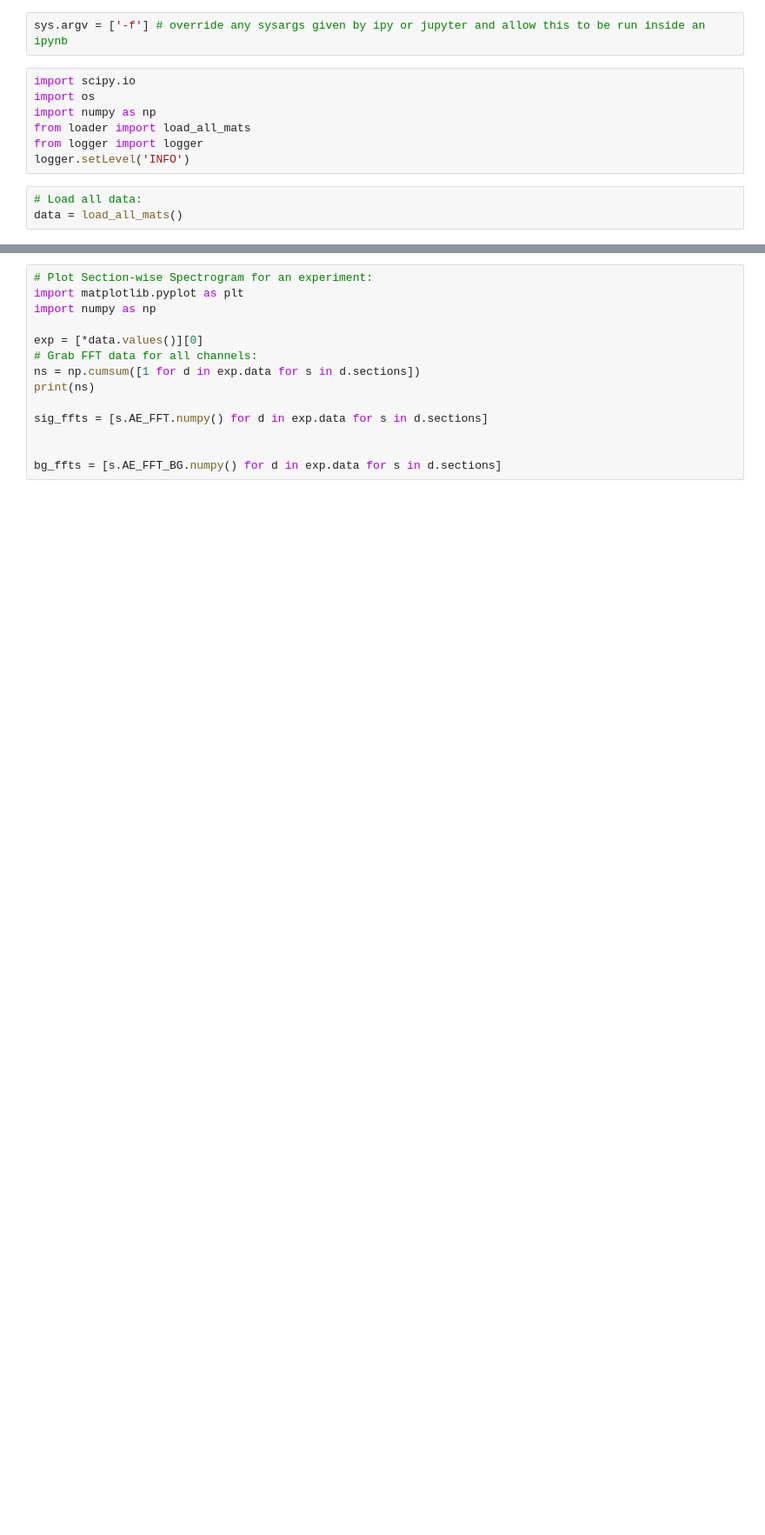
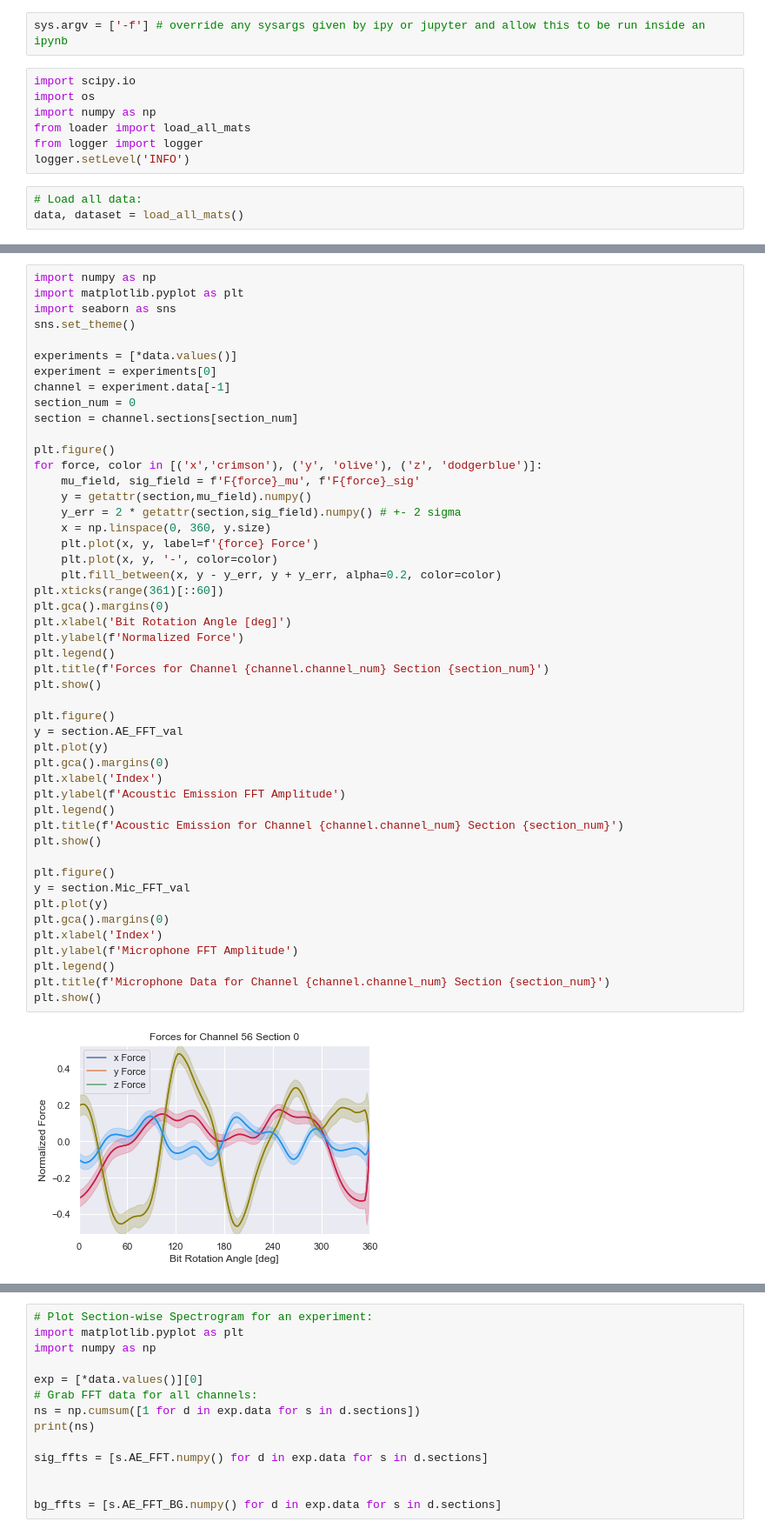
Before and after one commit to zCoCo/24789-ml-machining, a Jupyter notebook: model_v1/sandbox.ipynb, the cells around one changed output, grey strips where cells are left out. Shown at 87% size. Saved outputs shown, nothing was run; the diff lists cells and outputs as text; blank space fills up the shorter version.

```diff
--- a/model_v1/sandbox.ipynb
+++ b/model_v1/sandbox.ipynb
@@ -9,5 +9,5 @@ from logger import logger
 logger.setLevel('INFO')
 # %%
 # Load all data:
-data = load_all_mats()
+data, dataset = load_all_mats()
 # %% [output]
@@ -15,0 +16,50 @@ data = load_all_mats()
+# %%
+import numpy as np
+import matplotlib.pyplot as plt
+import seaborn as sns
+sns.set_theme()
+
+experiments = [*data.values()]
+experiment = experiments[0]
+channel = experiment.data[-1]
+section_num = 0
+section = channel.sections[section_num]
+
+plt.figure()
+for force, color in [('x','crimson'), ('y', 'olive'), ('z', 'dodgerblue')]:
+    mu_field, sig_field = f'F{force}_mu', f'F{force}_sig'
+    y = getattr(section,mu_field).numpy()
+    y_err = 2 * getattr(section,sig_field).numpy() # +- 2 sigma
+    x = np.linspace(0, 360, y.size)
+    plt.plot(x, y, label=f'{force} Force')
+    plt.plot(x, y, '-', color=color)
+    plt.fill_between(x, y - y_err, y + y_err, alpha=0.2, color=color)
+plt.xticks(range(361)[::60])
+plt.gca().margins(0)
+plt.xlabel('Bit Rotation Angle [deg]')
+plt.ylabel(f'Normalized Force')
+plt.legend()
+plt.title(f'Forces for Channel {channel.channel_num} Section {section_num}')
+plt.show()
+
+plt.figure()
+y = section.AE_FFT_val
+plt.plot(y)
+plt.gca().margins(0)
+plt.xlabel('Index')
+plt.ylabel(f'Acoustic Emission FFT Amplitude')
+plt.legend()
+plt.title(f'Acoustic Emission for Channel {channel.channel_num} Section {section_num}')
+plt.show()
+
+plt.figure()
+y = section.Mic_FFT_val
+plt.plot(y)
+plt.gca().margins(0)
+plt.xlabel('Index')
+plt.ylabel(f'Microphone FFT Amplitude')
+plt.legend()
+plt.title(f'Microphone Data for Channel {channel.channel_num} Section {section_num}')
+plt.show()
+# %% [output]
+[figure, added]
```
Also changed, not shown: parts of 3 cells of this notebook, 11 other files.
